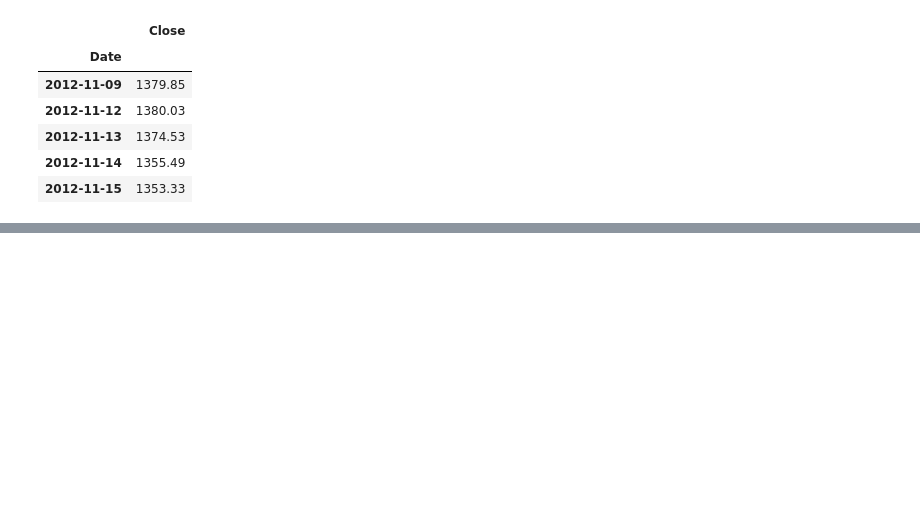
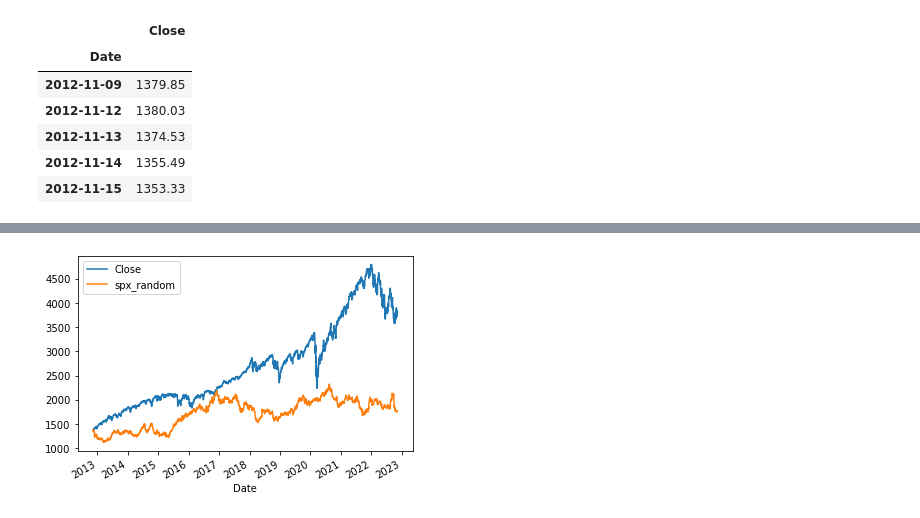
Before and after one commit to ievazzade/ML_Projects, a Jupyter notebook: TSA/stock.ipynb, the cells around one changed output, grey strips where cells are left out. Cells and saved outputs as stored; diff of their text form; code cells hidden in the pictures; blank space fills up the shorter version.

```diff
--- a/TSA/stock.ipynb
+++ b/TSA/stock.ipynb
@@ -159,3 +159,9 @@ df_spx.head()
 | 2012-11-13 | 1374.53 |
 | 2012-11-14 | 1355.49 |
 | 2012-11-15 | 1353.33 |
+# %%
+spx_returns = df_spx.Close.pct_change().dropna()
+n_obs = spx_returns.count()
+random_walk = choice(spx_returns, size=n_obs)
+random_walk = pd.Series(random_walk, index=spx_returns.index)
+random_walk.head()
@@ -161,0 +176,5 @@ df_spx.head()
+# %%
+first = df_spx.Close.first('D')
+spx_random = first.append(random_walk.add(1))
+df_spx['spx_random'] = spx_random.cumprod()
+df_spx.head()
@@ -161,0 +189,5 @@ df_spx.head()
+# %%
+df_spx.plot()
+plt.show()
+# %% [output]
+[figure, added]
```
Also changed, not shown: parts of 12 cells of this notebook.
